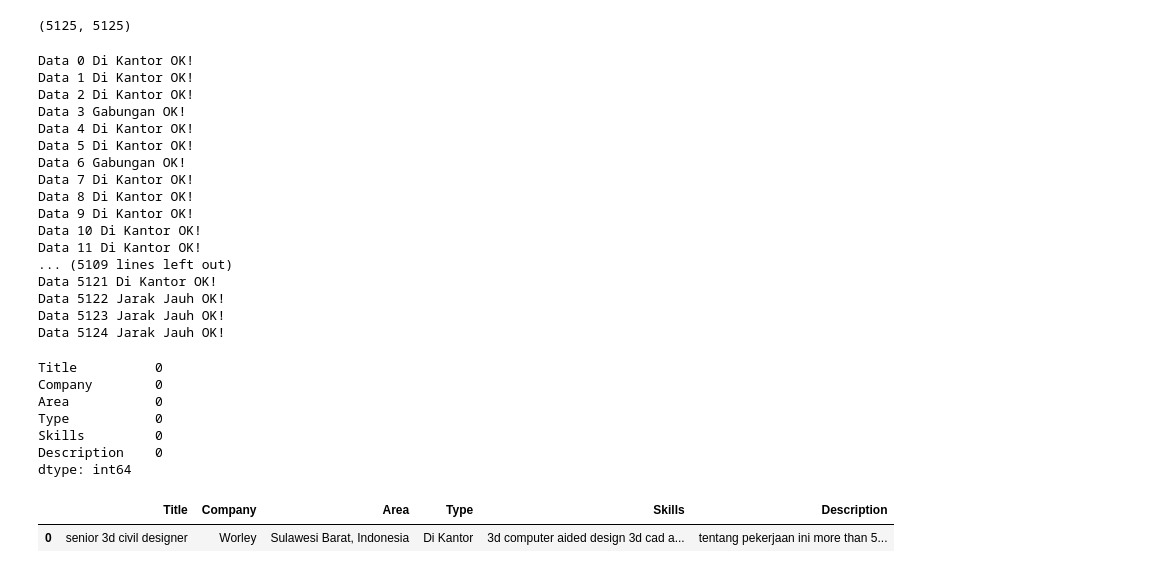
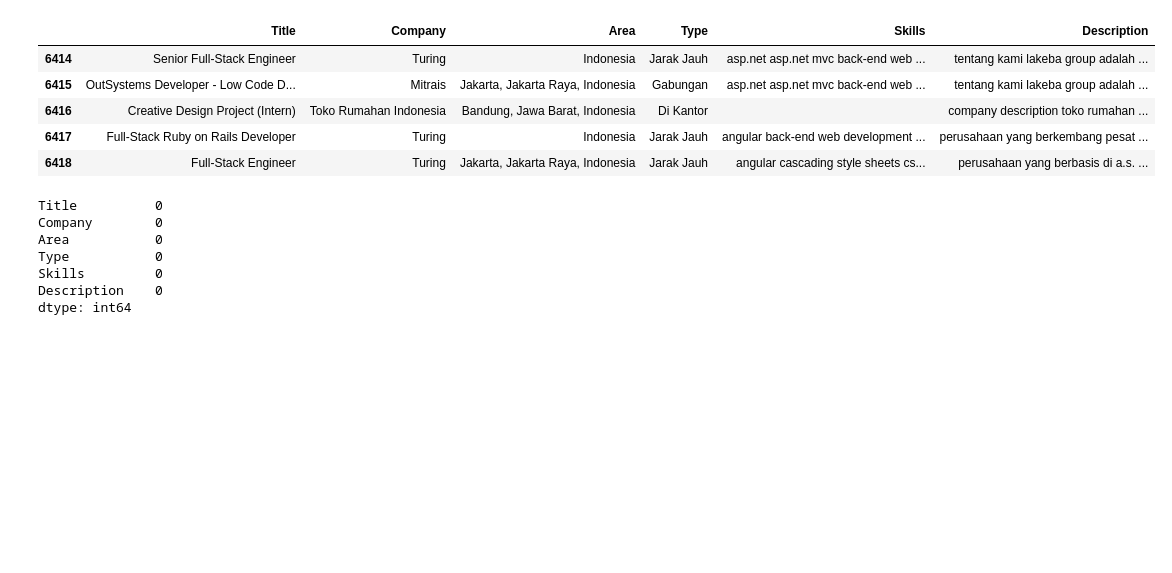
Before and after one commit to fn-hide/eris_job, a Jupyter notebook: linkedin_job.ipynb, the cells around one changed output. Drawn from its saved outputs; the diff is of its cells as text; code cells hidden in the pictures; blank space fills up the shorter version.

```diff
--- a/linkedin_job.ipynb
+++ b/linkedin_job.ipynb
@@ -47,9 +33,0 @@ len([i for i in loaded if i['Language'] == 'id'])
-# %%
-# add language
-translator = Translator()
-
-for job in jobs:
-    if 'Language' not in job.keys():
-        lang = translator.detect(job['Description']).lang
-        job['Language'] = lang
-        print(job['Title'], 'language added!')
@@ -74,9 +33,0 @@ Senior Front-End Developer language added!
-# %%
-n = 0
-for job in jobs:
-    if 'Language' in job.keys():
-        n += 1
-# %%
-n, len(jobs)
-# %% [output]
-(5125, 5125)
@@ -88,25 +33,0 @@ n, len(jobs)
-# %%
-for i, job in enumerate(jobs):
-    try:
-        print('Data', i, job['Type'], 'OK!')
-    except KeyError:
-        job['Type'] = None
-        print(i, job['Title'], '> "add None job type."')
-# %% [output]
-Data 0 Di Kantor OK!
-Data 1 Di Kantor OK!
-Data 2 Di Kantor OK!
-Data 3 Gabungan OK!
-Data 4 Di Kantor OK!
-Data 5 Di Kantor OK!
-Data 6 Gabungan OK!
-Data 7 Di Kantor OK!
-Data 8 Di Kantor OK!
-Data 9 Di Kantor OK!
-Data 10 Di Kantor OK!
-Data 11 Di Kantor OK!
-... (5109 lines left out)
-Data 5121 Di Kantor OK!
-Data 5122 Jarak Jauh OK!
-Data 5123 Jarak Jauh OK!
-Data 5124 Jarak Jauh OK!
@@ -113,12 +36,26 @@ Data 5124 Jarak Jauh OK!
 # %%
 df_job = pd.DataFrame({
-    'Title': [job['Title'] for job in jobs],
-    'Company': [job['Company'] for job in jobs],
-    'Area': [job['Area'] for job in jobs],
-    'Type': [job['Type'] for job in jobs],
-    'Skills': [job['Skills'] for job in jobs],
-    'Description': [job['Description'] for job in jobs],
+    'Title': [job['Title'] for key in jobs for job in jobs[key]],
+    'Company': [job['Company'] for key in jobs for job in jobs[key]],
+    'Area': [job['Area'] for key in jobs for job in jobs[key]],
+    'Type': [job['Type'] for key in jobs for job in jobs[key]],
+    'Skills': [job['Skills'] for key in jobs for job in jobs[key]],
+    'Description': [job['Description'] for key in jobs for job in jobs[key]],
 })
+
+df_job.Description = df_job.Description.apply(lambda x: x.lower().split('tentang pekerjaan ini')[-1].split('pronunciation')[0])
+df_job.Description = df_job.Description.apply(lambda x: re.sub('[^a-zA-Z0-9&#.+-]', ' ', x))
+
+df_job.Skills = df_job.Skills.apply(lambda x: ' '.join(x) if x != None else '').map(str.lower).apply(lambda x: re.sub('[^a-zA-Z0-9&#.+-]', ' ', x))
+# %%
+df_job.tail()
+# %% [output]
+|  | Title | Company | Area | Type | Skills | Description |
+| 6414 | Senior Full-Stack Engineer | Turing | Indonesia | Jarak Jauh | asp.net asp.net mvc back-end web ... | tentang kami lakeba group adalah ... |
+| 6415 | OutSystems Developer - Low Code D... | Mitrais | Jakarta, Jakarta Raya, Indonesia | Gabungan | asp.net asp.net mvc back-end web ... | tentang kami lakeba group adalah ... |
+| 6416 | Creative Design Project (Intern) | Toko Rumahan Indonesia | Bandung, Jawa Barat, Indonesia | Di Kantor |  | company description toko rumahan ... |
+| 6417 | Full-Stack Ruby on Rails Developer | Turing | Indonesia | Jarak Jauh | angular back-end web development ... | perusahaan yang berkembang pesat ... |
+| 6418 | Full-Stack Engineer | Turing | Jakarta, Jakarta Raya, Indonesia | Jarak Jauh | angular cascading style sheets cs... | perusahaan yang berbasis di a.s. ... |
 # %%
 df_job.isna().sum()
 # %% [output]
@@ -142,8 +71,3 @@ df_job.Title = df_job.Title.map(str.lower).map(maintain_alphanum)
-# %%
-df_job.head(1)
-# %% [output]
-|  | Title | Company | Area | Type | Skills | Description |
-| 0 | senior 3d civil designer | Worley | Sulawesi Barat, Indonesia | Di Kantor | 3d computer aided design 3d cad a... | tentang pekerjaan ini more than 5... |
 # %%
 df_job['Text'] = df_job.Skills + ' ' + df_job.Description
 # %%
```
Also changed, not shown: parts of 23 cells of this notebook.
